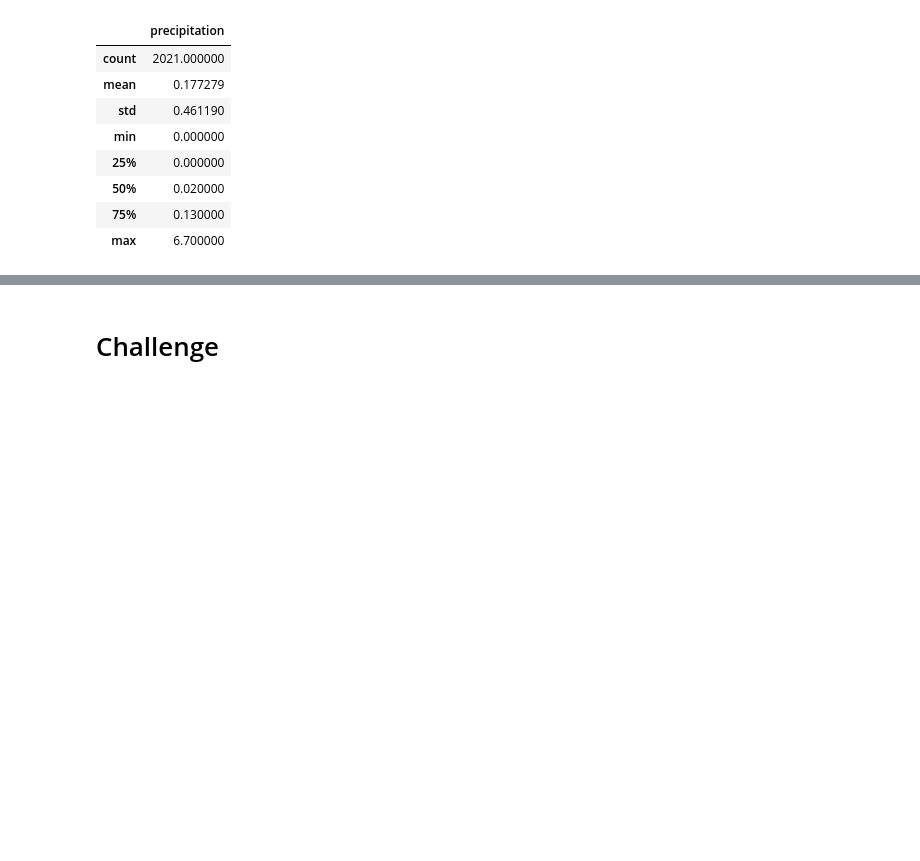
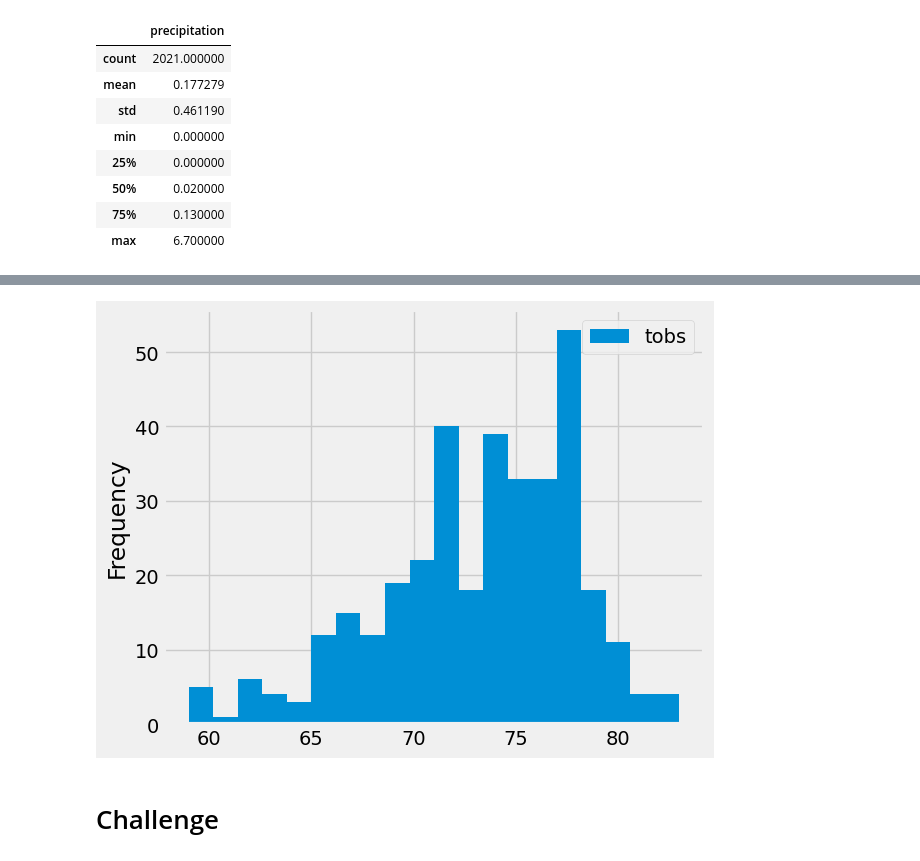
Before and after one commit to MMosquito/surfs_up, a Jupyter notebook: climate_analysis.ipynb, the cells around one changed output, grey strips where cells are left out. Drawn from its saved outputs; the diff is of its cells as text; code cells hidden in the pictures; blank space fills up the shorter version.

```diff
--- a/climate_analysis.ipynb
+++ b/climate_analysis.ipynb
@@ -130,3 +204,11 @@ df.describe()
+# %%
+# Create histogram  with 20 bins.
+
+df.plot.hist(bins=20)
+
+plt.tight_layout()
+# %% [output]
+[figure, added]
 # %%
 # Write a function called `calc_temps` that will accept start date and end date in the format '%Y-%m-%d'
 # and return the minimum, average, and maximum temperatures for that range of dates
```
Also changed, not shown: parts of 7 cells of this notebook.
